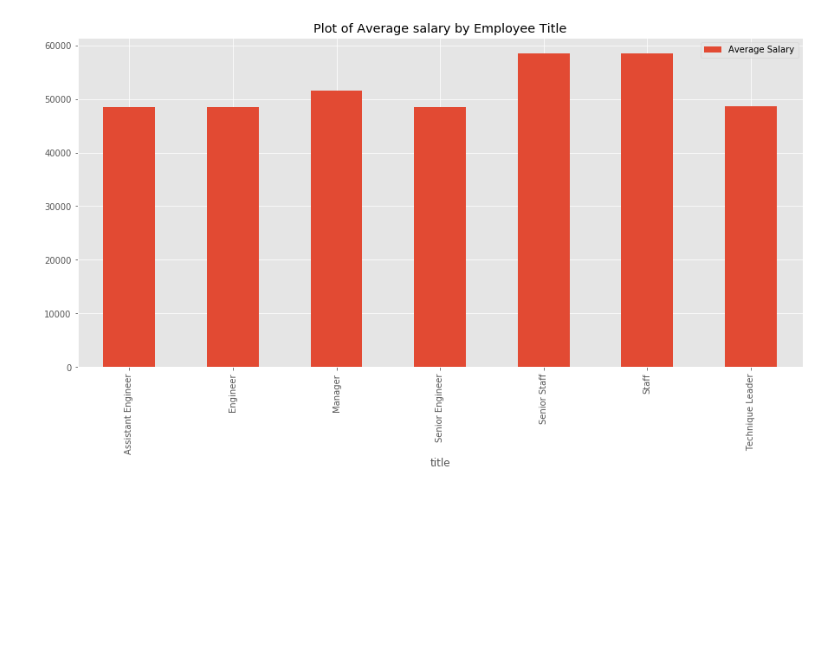
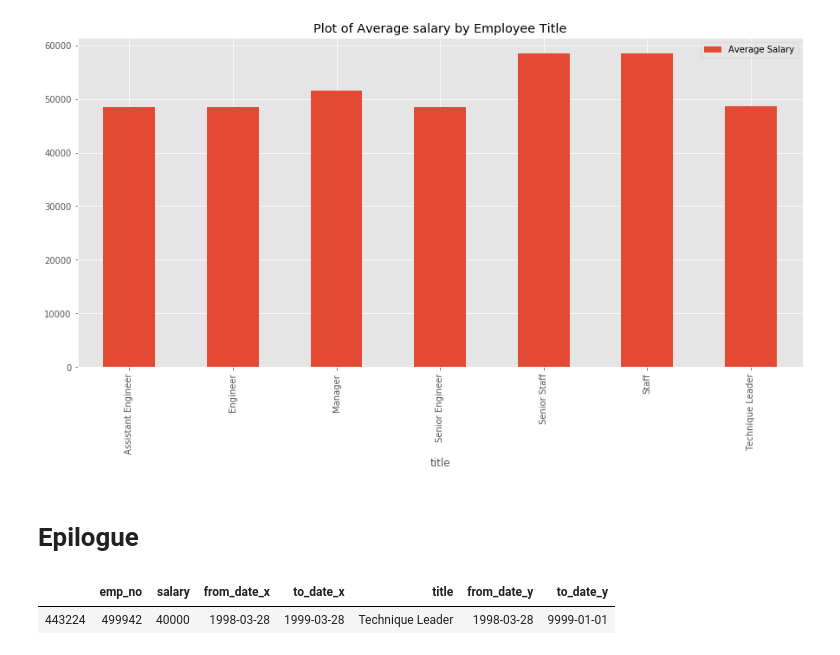
Before and after one commit to vijay-mygit/SQL-Challenge, a Jupyter notebook: EmployeeSQL/Bonus/Bonus_sql_code.ipynb, the cells around one changed output. Saved outputs shown, nothing was run; the diff lists cells and outputs as text; code cells hidden in the pictures; blank space fills up the shorter version.

```diff
--- a/EmployeeSQL/Bonus/Bonus_sql_code.ipynb
+++ b/EmployeeSQL/Bonus/Bonus_sql_code.ipynb
@@ -90,3 +90,11 @@ plt.title("Plot of Average salary by Employee Title")
 plt.savefig("Plots/Bar_chart.png")
 # %% [output]
 [figure]
+# %% [markdown]
+# Epilogue
+# %%
+my_id = title_salary.loc[title_salary["emp_no"] == 499942]
+my_id
+# %% [output]
+|  | emp_no | salary | from_date_x | to_date_x | title | from_date_y | to_date_y |
+| 443224 | 499942 | 40000 | 1998-03-28 | 1999-03-28 | Technique Leader | 1998-03-28 | 9999-01-01 |
```
